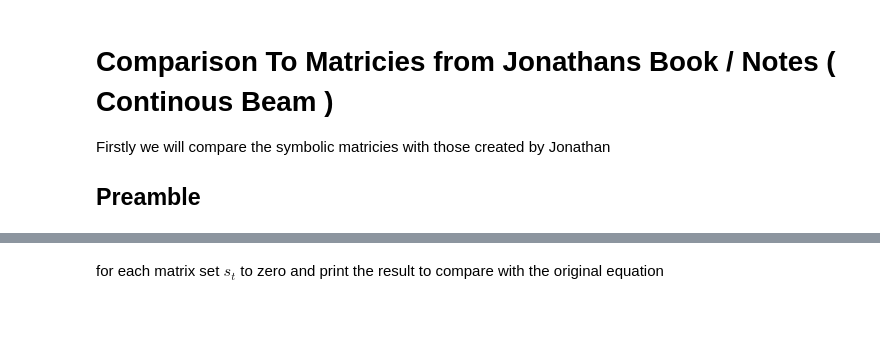
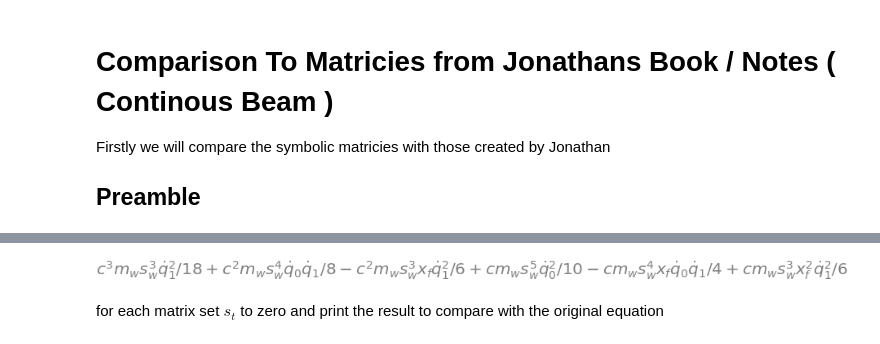
Before and after one commit to fh9g12/FwtModels, a Jupyter notebook: Workbooks/1_Assumed Shapes Modelling/2_AssumedShapesComparison to Book & Jonathan's Notes.ipynb, the cells around one changed output, grey strips where cells are left out. Cells and saved outputs as stored; diff of their text form; code cells hidden in the pictures; blank space fills up the shorter version.

```diff
--- a/Workbooks/1_Assumed Shapes Modelling/2_AssumedShapesComparison to Book & Jonathan's Notes.ipynb
+++ b/Workbooks/1_Assumed Shapes Modelling/2_AssumedShapesComparison to Book & Jonathan's Notes.ipynb
@@ -51,6 +55,10 @@ alpha_t = alpha_w.subs(y,p.s_w)
 # create the model
 sModel = AssumedShapes.SymbolicModel(q,z_w,alpha_w,z_t,alpha_t,p)
 sModel.GenerateEoM()
+# %%
+sModel.MainWingKineticEnergy().expand()
+# %% [output]
+[figure, added]
 # %% [markdown]
 for each matrix set $s_t$ to zero and print the result to compare with the original equation
 # %%
```
Also changed, not shown: parts of 1 cell of this notebook, 14 other files.
